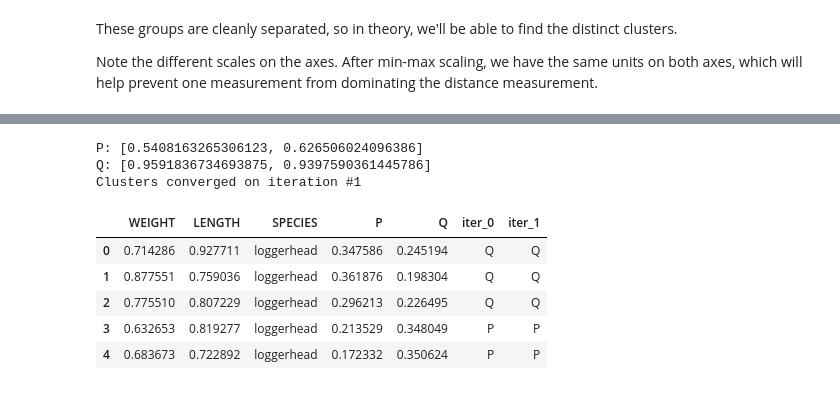
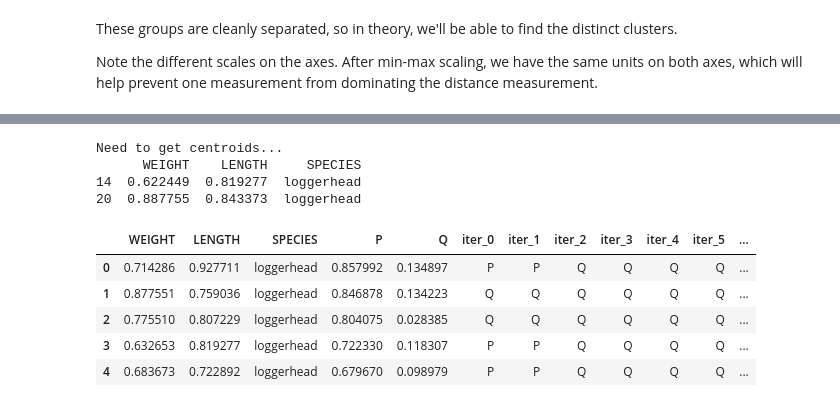
Before and after one commit to danhales/kmeans-turtles, a Jupyter notebook: kmeans-turtles.ipynb, the cells around one changed output, grey strips where cells are left out. Cells and saved outputs as stored; diff of their text form; code cells hidden in the pictures.

```diff
--- a/kmeans-turtles.ipynb
+++ b/kmeans-turtles.ipynb
@@ -85,58 +75,72 @@ plt.title('Hatchling Measurements (Scaled)');
 # %%
 import numpy as np
+import random
 
 def get_centroids(df, random_state=None):
+    idxp = random.randint(0, len(df)-1)
+    idxq = random.randint(0, len(df)-1)
+
+    while (idxp == idxq):
+        idxq = random.randint(0, len(df)-1)
+
+    print(df.iloc[[idxp, idxq]])
+
     sample = df.sample(2, random_state=random_state)
-    p = [sample.iloc[0]['WEIGHT'], sample.iloc[0]['LENGTH']]
-    q = [sample.iloc[1]['WEIGHT'], sample.iloc[1]['LENGTH']]
-    print('P:', p)
-    print('Q:', q)
+    p = [df.iloc[idxp]['WEIGHT'], df.iloc[idxp]['LENGTH']]
+    q = [df.iloc[idxq]['WEIGHT'], df.iloc[idxq]['LENGTH']]
     return p, q
 
 def compute_clusters(df, p, q):
     # distance to P
     df['P'] = np.sqrt((df.WEIGHT - p[0])**2 + (df.LENGTH - p[1])**2)
 
     # distance to Q
     df['Q'] = np.sqrt((df.WEIGHT - q[0])**2 + (df.LENGTH - q[1])**2)
 
     # return a series containing the clusters
     return df[['P', 'Q']].idxmin(axis=1)
 
-def kmeans(df, max_iter=50, initial_p=None, initial_q=None, random_state=None):
+def update_pq(df):
+    last = df.iloc[:,-1]
+    p = [df[last == 'P']['WEIGHT'].mean(), df[last == 'P']['LENGTH'].mean()]
+    q = [df[last == 'Q']['WEIGHT'].mean(), df[last == 'Q']['LENGTH'].mean()]
+    return p, q
+
+def kmeans(df, max_iter=10, initial_p=None, initial_q=None, random_state=None):
     if initial_p == None or initial_q == None:
+        print('Need to get centroids...')
         p, q = get_centroids(df, random_state=random_state)
     else:
         p=initial_p
         q=initial_q
+
+    ps = [p]
+    qs = [q]
 
     iteration = 0
     df['iter_0'] = compute_clusters(df, p, q) # unassigned
 
     while (iteration < max_iter):
         iteration += 1
         df[f'iter_{iteration}'] = compute_clusters(df, p, q)
+        p, q = update_pq(df)
+        ps.append(p)
+        qs.append(q)
 
-        p = [df[df.iloc[:,-1] == 'P']['WEIGHT'].mean(), df[df.iloc[:,-1] == 'P']['LENGTH'].mean()]
-        q = [df[df.iloc[:,-1] == 'Q']['WEIGHT'].mean(), df[df.iloc[:,-1] == 'Q']['LENGTH'].mean()]
-
-        if sum(df.iloc[:,-1].eq(df.iloc[:,-2])) == len(df):
-            print(f'Clusters converged on iteration #{iteration}')
-            break
-
-    return df, p, q
+    return df, ps, qs
 
 df = load_data()[['WEIGHT', 'LENGTH', 'SPECIES']]
-kmeans(df)[0].head()
+kmeans(df, random_state=100)[0].head()
 # %% [output]
-P: [0.5408163265306123, 0.626506024096386]
-Q: [0.9591836734693875, 0.9397590361445786]
-Clusters converged on iteration #1
+Need to get centroids...
+      WEIGHT    LENGTH     SPECIES
+14  0.622449  0.819277  loggerhead
+20  0.887755  0.843373  loggerhead
-|  | WEIGHT | LENGTH | SPECIES | P | Q | iter_0 | iter_1 |
-| 0 | 0.714286 | 0.927711 | loggerhead | 0.347586 | 0.245194 | Q | Q |
-| 1 | 0.877551 | 0.759036 | loggerhead | 0.361876 | 0.198304 | Q | Q |
-| 2 | 0.775510 | 0.807229 | loggerhead | 0.296213 | 0.226495 | Q | Q |
-| 3 | 0.632653 | 0.819277 | loggerhead | 0.213529 | 0.348049 | P | P |
-| 4 | 0.683673 | 0.722892 | loggerhead | 0.172332 | 0.350624 | P | P |
+|  | WEIGHT | LENGTH | SPECIES | P | Q | iter_0 | iter_1 | iter_2 | iter_3 | iter_4 | iter_5 | ... |
+| 0 | 0.714286 | 0.927711 | loggerhead | 0.857992 | 0.134897 | P | P | Q | Q | Q | Q | ... |
+| 1 | 0.877551 | 0.759036 | loggerhead | 0.846878 | 0.134223 | Q | Q | Q | Q | Q | Q | ... |
+| 2 | 0.775510 | 0.807229 | loggerhead | 0.804075 | 0.028385 | Q | Q | Q | Q | Q | Q | ... |
+| 3 | 0.632653 | 0.819277 | loggerhead | 0.722330 | 0.118307 | P | P | Q | Q | Q | Q | ... |
+| 4 | 0.683673 | 0.722892 | loggerhead | 0.679670 | 0.098979 | P | P | Q | Q | Q | Q | ... |
 # %%
 import seaborn as sns
```
Also changed, not shown: parts of 6 cells of this notebook, 1 other file.
